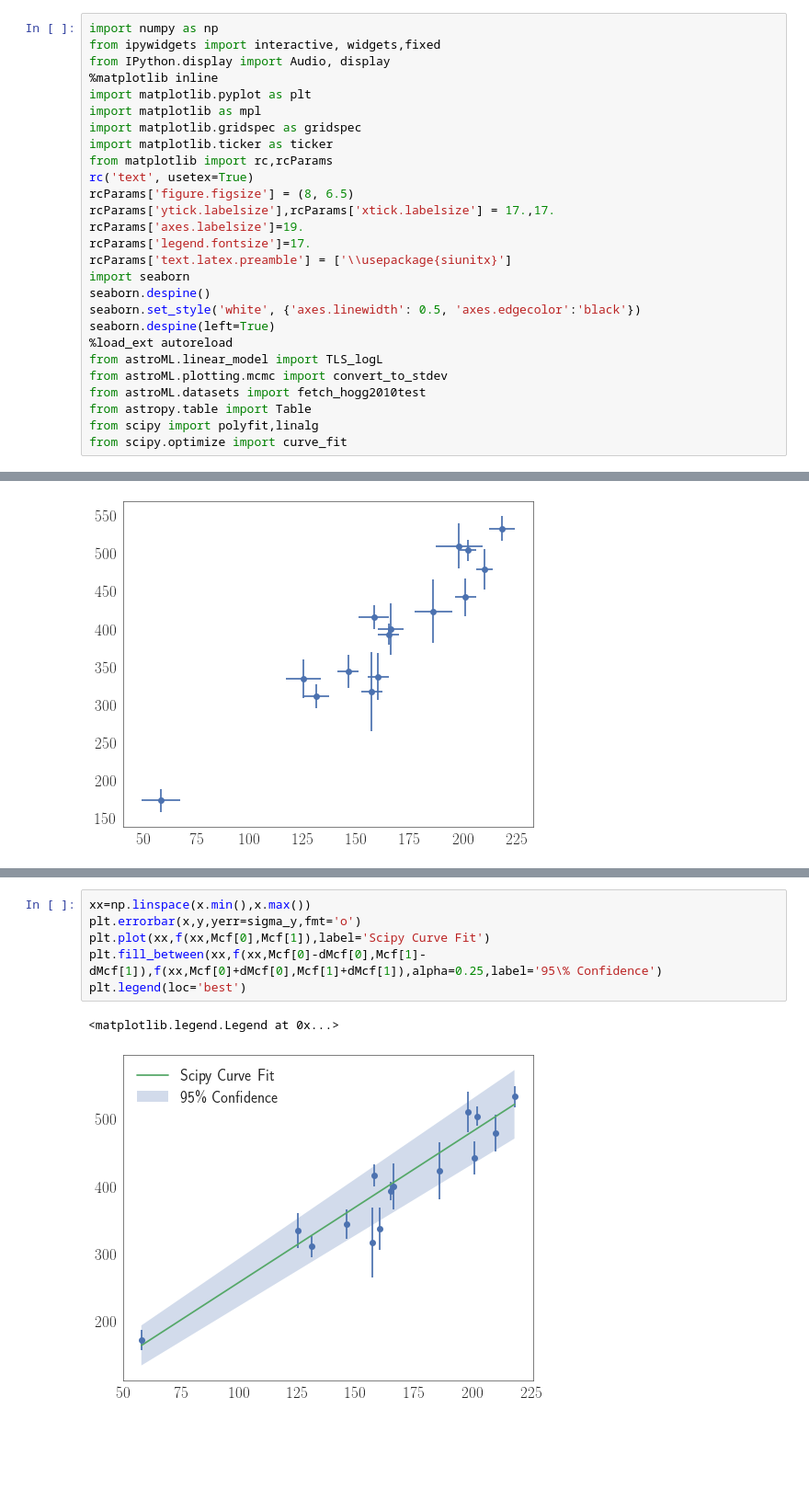
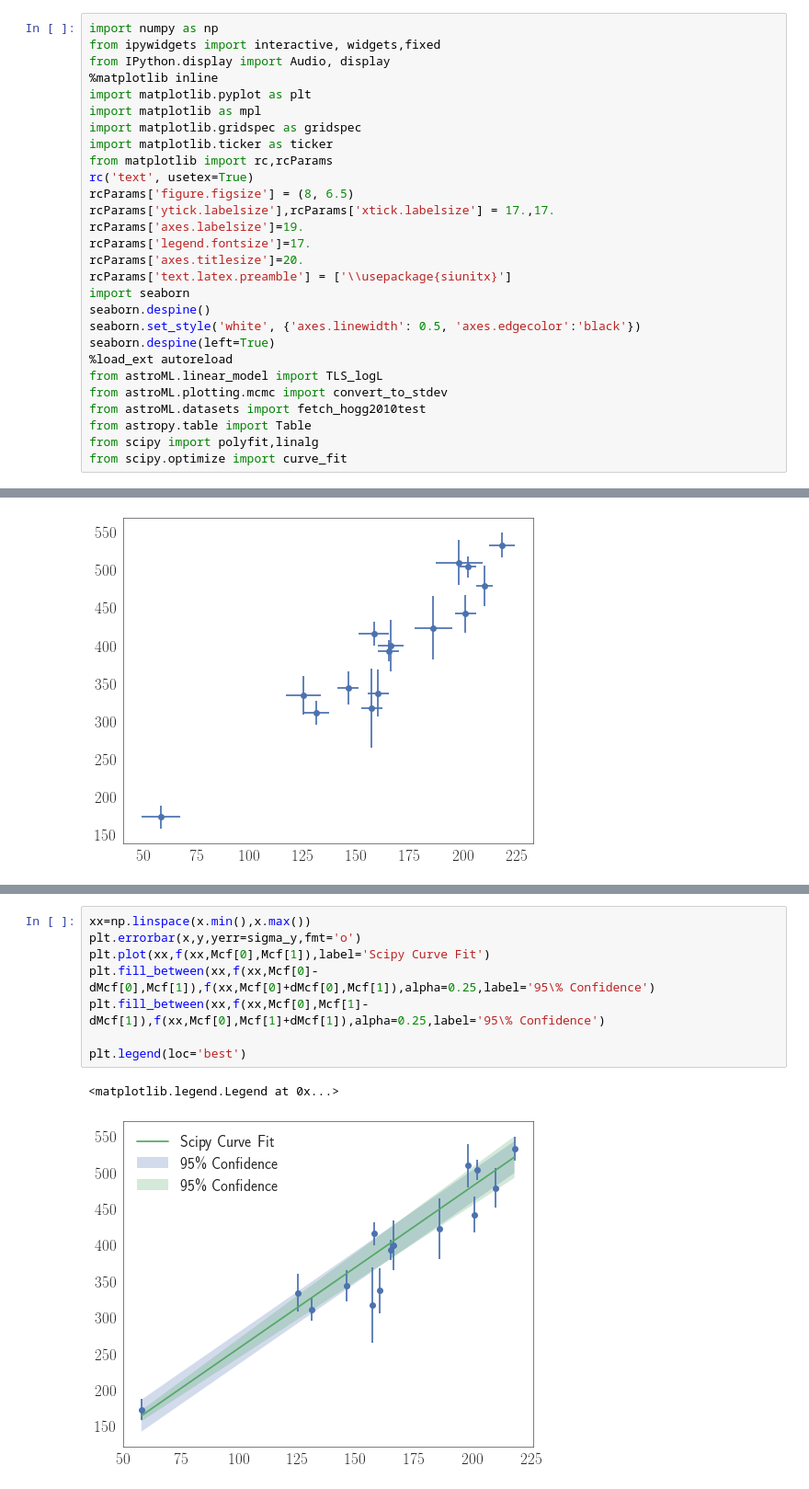
Before and after one commit to UOAPythonWorkshop/Astrostatistics-Workshop, a Jupyter notebook: Linear Regression.ipynb, the cells around one changed output, grey strips where cells are left out. Shown at 92% size. Drawn from its saved outputs; the diff is of its cells as text; blank space fills up the shorter version.

```diff
--- a/Linear Regression.ipynb
+++ b/Linear Regression.ipynb
@@ -13,6 +13,7 @@ rcParams['figure.figsize'] = (8, 6.5)
 rcParams['ytick.labelsize'],rcParams['xtick.labelsize'] = 17.,17.
 rcParams['axes.labelsize']=19.
 rcParams['legend.fontsize']=17.
+rcParams['axes.titlesize']=20.
 rcParams['text.latex.preamble'] = ['\\usepackage{siunitx}']
 import seaborn
 seaborn.despine()
@@ -74,9 +77,11 @@ print Mcf, dMcf
 # %%
 xx=np.linspace(x.min(),x.max())
 plt.errorbar(x,y,yerr=sigma_y,fmt='o')
 plt.plot(xx,f(xx,Mcf[0],Mcf[1]),label='Scipy Curve Fit')
-plt.fill_between(xx,f(xx,Mcf[0]-dMcf[0],Mcf[1]-dMcf[1]),f(xx,Mcf[0]+dMcf[0],Mcf[1]+dMcf[1]),alpha=0.25,label='95\% Confidence')
+plt.fill_between(xx,f(xx,Mcf[0]-dMcf[0],Mcf[1]),f(xx,Mcf[0]+dMcf[0],Mcf[1]),alpha=0.25,label='95\% Confidence')
+plt.fill_between(xx,f(xx,Mcf[0],Mcf[1]-dMcf[1]),f(xx,Mcf[0],Mcf[1]+dMcf[1]),alpha=0.25,label='95\% Confidence')
+
 plt.legend(loc='best')
 # %% [output]
 <matplotlib.legend.Legend at 0x...>
-[figure, old version]
+[figure, new version]
```
Also changed, not shown: parts of 4 cells of this notebook.
